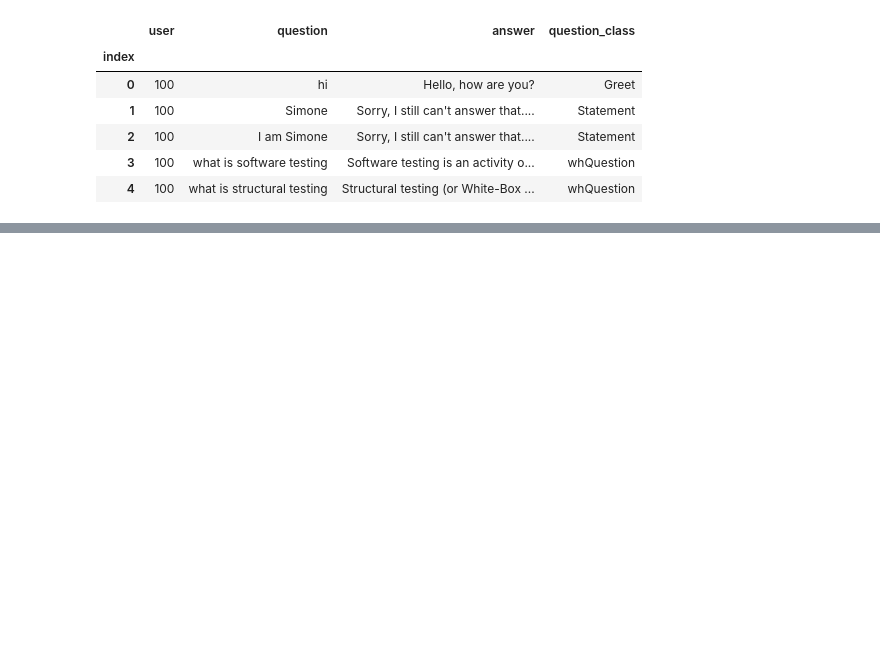
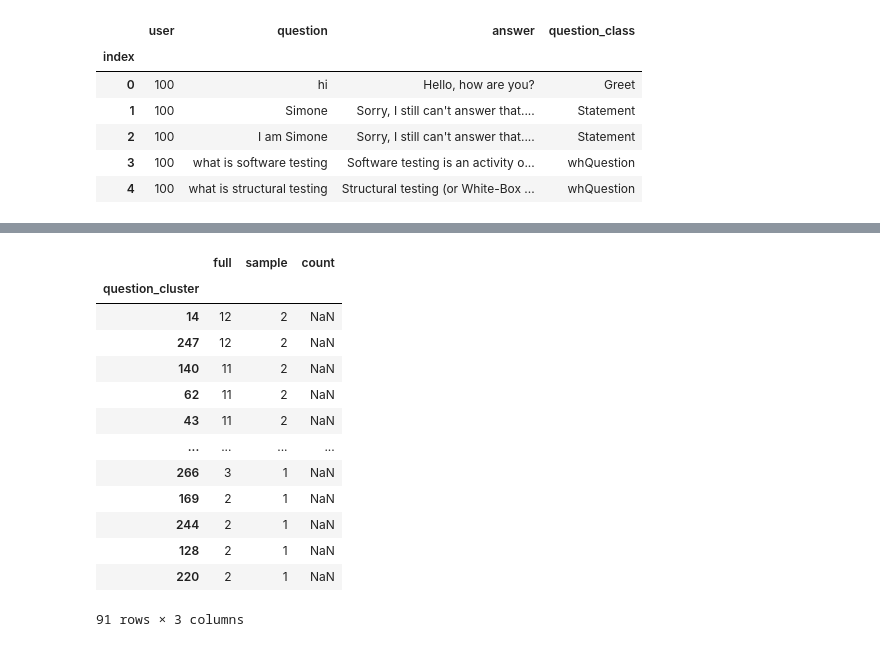
Before and after one commit to lazaromenezes/tob-stt-chat-gpt-analysis, a Jupyter notebook: logs/openai_analysis.ipynb, the cells around one changed output, grey strips where cells are left out. Cells and saved outputs as stored; diff of their text form; code cells hidden in the pictures; blank space fills up the shorter version.

```diff
--- a/logs/openai_analysis.ipynb
+++ b/logs/openai_analysis.ipynb
@@ -106,0 +155,2 @@ sample_questions.to_csv("openai-sample.csv")
+# %%
+sample = pd.DataFrame({'full': cluster_counts, 'sample': sample_size})
@@ -106,0 +174,9 @@ sample_questions.to_csv("openai-sample.csv")
+# %%
+def ask_cluster_questions(raw, cluster, sample_size):
+    print(f"Fetching {sample_size} question(s) from cluster {cluster}")
+    input_sample = raw[raw['question_cluster'] == cluster].sample(sample_size)
+    input_sample = input_sample[['question_cluster', 'question']].rename({'question_cluster': 'cluster'}, axis=1)
+
+    input_sample['answer:gpt-3.5-turbo-16k'] = input_sample["question"].apply(lambda q: ask_gpt('gpt-3.5-turbo-16k', q, .2))
+
+    return input_sample
@@ -106,0 +190,11 @@ sample_questions.to_csv("openai-sample.csv")
+# %%
+gpt_df = pd.DataFrame({'cluster': [], 'question': [], 'answer:gpt-3.5-turbo-16k': []}, index=[], dtype=int)
+
+for cluster, count_data in sample.iterrows():
+    cluser_answers = ask_cluster_questions(data, cluster, count_data['sample'])
+
+    gpt_df = pd.concat([gpt_df, cluser_answers])
+
+    sleep(10)
+
+gpt_df
@@ -106,0 +236,21 @@ sample_questions.to_csv("openai-sample.csv")
+# %%
+joined = sample.join(gpt_df.value_counts('cluster'))
+
+new_sample = joined[joined['count'].isnull()]
+# %%
+new_sample
+# %% [output]
+|  | full | sample | count |
+| question_cluster |  |  |  |
+| 14 | 12 | 2 | NaN |
+| 247 | 12 | 2 | NaN |
+| 140 | 11 | 2 | NaN |
+| 62 | 11 | 2 | NaN |
+| 43 | 11 | 2 | NaN |
+| ... | ... | ... | ... |
+| 266 | 3 | 1 | NaN |
+| 169 | 2 | 1 | NaN |
+| 244 | 2 | 1 | NaN |
+| 128 | 2 | 1 | NaN |
+| 220 | 2 | 1 | NaN |
+91 rows × 3 columns
```
Also changed, not shown: parts of 19 cells of this notebook, 11 other files.
